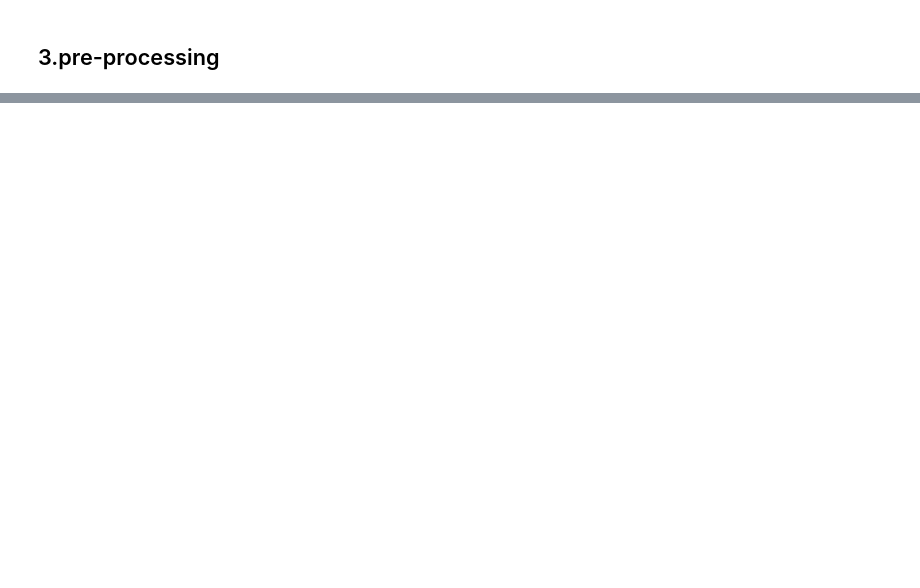
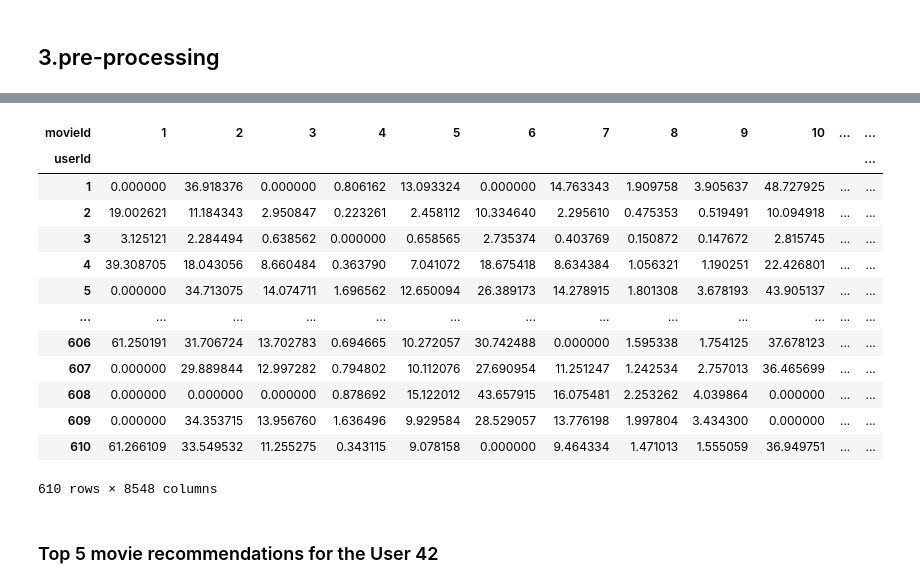
Before and after one commit to Nutdanai1221/Movie-Recommender-System, a Jupyter notebook: notebooks/movie-lens-recomendation.ipynb, the cells around one changed output, grey strips where cells are left out. Cells and saved outputs as stored; diff of their text form; code cells hidden in the pictures; blank space fills up the shorter version.

```diff
--- a/notebooks/movie-lens-recomendation.ipynb
+++ b/notebooks/movie-lens-recomendation.ipynb
@@ -252,0 +356,6 @@ print(cleaned_ratings) #print the finalize version of data
+# %%
+# The movies not rated by user is marked as 1 for prediction
+dummy_train = dummy_train.pivot(index = 'userId', columns = 'movieId', values = 'rating').fillna(1)
+
+# The movies not rated by user is marked as 0 for evaluation
+dummy_test = dummy_test.pivot(index ='userId', columns = 'movieId', values = 'rating').fillna(0)
@@ -252,0 +405,11 @@ print(cleaned_ratings) #print the finalize version of data
+# %%
+'''
+# using cosine distance
+from sklearn.metrics.pairwise import pairwise_distances
+
+# User Similarity Matrix using Cosine similarity as a similarity measure between Users
+user_similarity = 1 - pairwise_distances(df_movie_features, metric = 'cosine')
+user_similarity[np.isnan(user_similarity)] = 0
+print(user_similarity)
+print(user_similarity.shape)
+'''
@@ -252,0 +420,3 @@ print(cleaned_ratings) #print the finalize version of data
+# %%
+user_predicted_ratings = np.dot(user_similarity, user_data)
+user_predicted_ratings
@@ -252,0 +445,5 @@ print(cleaned_ratings) #print the finalize version of data
+# %%
+# np.multiply for cell-by-cell multiplication
+
+user_final_ratings = np.multiply(user_predicted_ratings, dummy_train)
+user_final_ratings.head()
@@ -252,0 +459,19 @@ print(cleaned_ratings) #print the finalize version of data
+# %%
+user_final_ratings
+# %% [output]
+| movieId | 1 | 2 | 3 | 4 | 5 | 6 | 7 | 8 | 9 | 10 | ... | ... |
+| userId |  |  |  |  |  |  |  |  |  |  |  | ... |
+| 1 | 0.000000 | 36.918376 | 0.000000 | 0.806162 | 13.093324 | 0.000000 | 14.763343 | 1.909758 | 3.905637 | 48.727925 | ... | ... |
+| 2 | 19.002621 | 11.184343 | 2.950847 | 0.223261 | 2.458112 | 10.334640 | 2.295610 | 0.475353 | 0.519491 | 10.094918 | ... | ... |
+| 3 | 3.125121 | 2.284494 | 0.638562 | 0.000000 | 0.658565 | 2.735374 | 0.403769 | 0.150872 | 0.147672 | 2.815745 | ... | ... |
+| 4 | 39.308705 | 18.043056 | 8.660484 | 0.363790 | 7.041072 | 18.675418 | 8.634384 | 1.056321 | 1.190251 | 22.426801 | ... | ... |
+| 5 | 0.000000 | 34.713075 | 14.074711 | 1.696562 | 12.650094 | 26.389173 | 14.278915 | 1.801308 | 3.678193 | 43.905137 | ... | ... |
+| ... | ... | ... | ... | ... | ... | ... | ... | ... | ... | ... | ... | ... |
+| 606 | 61.250191 | 31.706724 | 13.702783 | 0.694665 | 10.272057 | 30.742488 | 0.000000 | 1.595338 | 1.754125 | 37.678123 | ... | ... |
+| 607 | 0.000000 | 29.889844 | 12.997282 | 0.794802 | 10.112076 | 27.690954 | 11.251247 | 1.242534 | 2.757013 | 36.465699 | ... | ... |
+| 608 | 0.000000 | 0.000000 | 0.000000 | 0.878692 | 15.122012 | 43.657915 | 16.075481 | 2.253262 | 4.039864 | 0.000000 | ... | ... |
+| 609 | 0.000000 | 34.353715 | 13.956760 | 1.636496 | 9.929584 | 28.529057 | 13.776198 | 1.997804 | 3.434300 | 0.000000 | ... | ... |
+| 610 | 61.266109 | 33.549532 | 11.255275 | 0.343115 | 9.078158 | 0.000000 | 9.464334 | 1.471013 | 1.555059 | 36.949751 | ... | ... |
+610 rows × 8548 columns
+# %% [markdown]
+### Top 5 movie recommendations for the User 42
```
Also changed, not shown: parts of 37 cells of this notebook, 2 other files.
